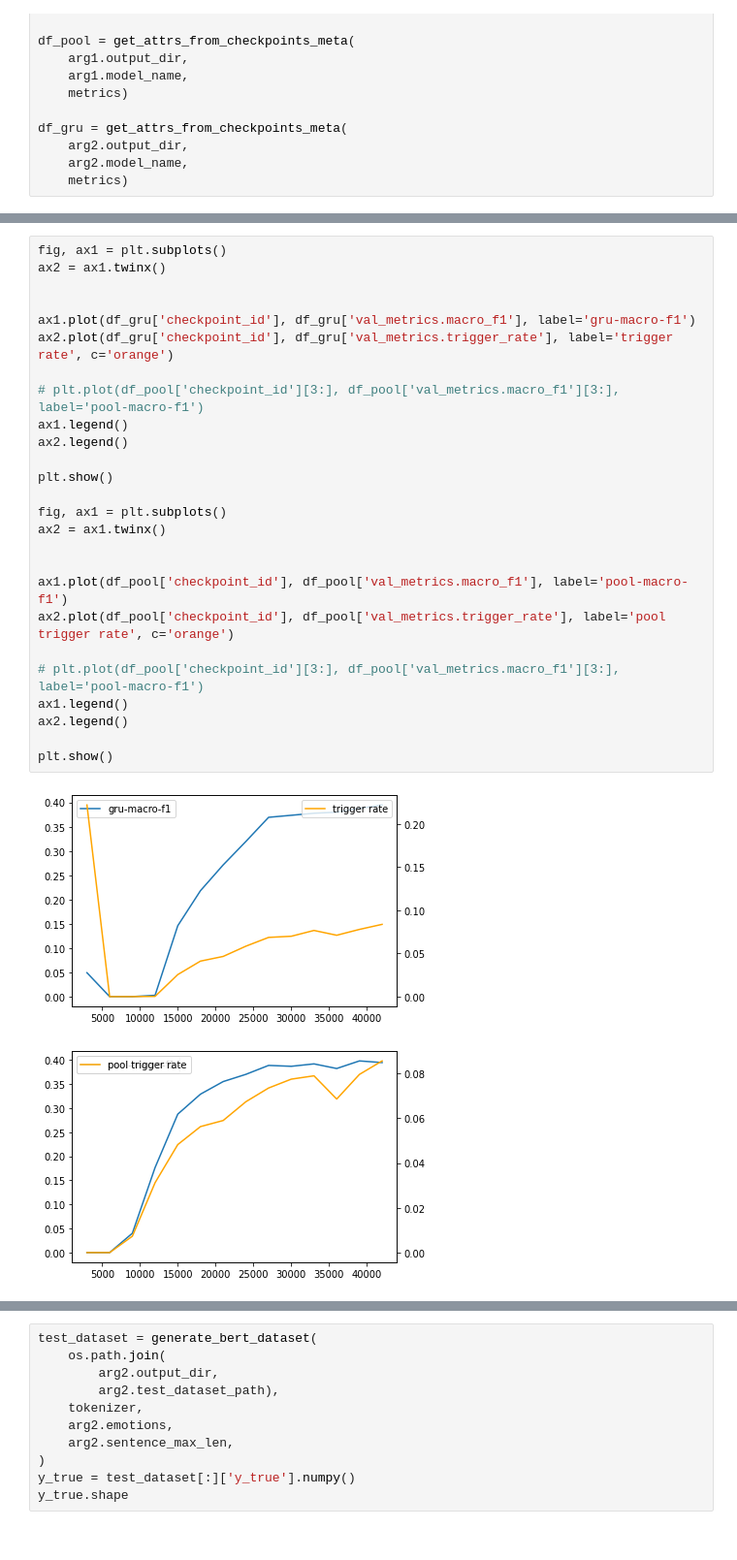
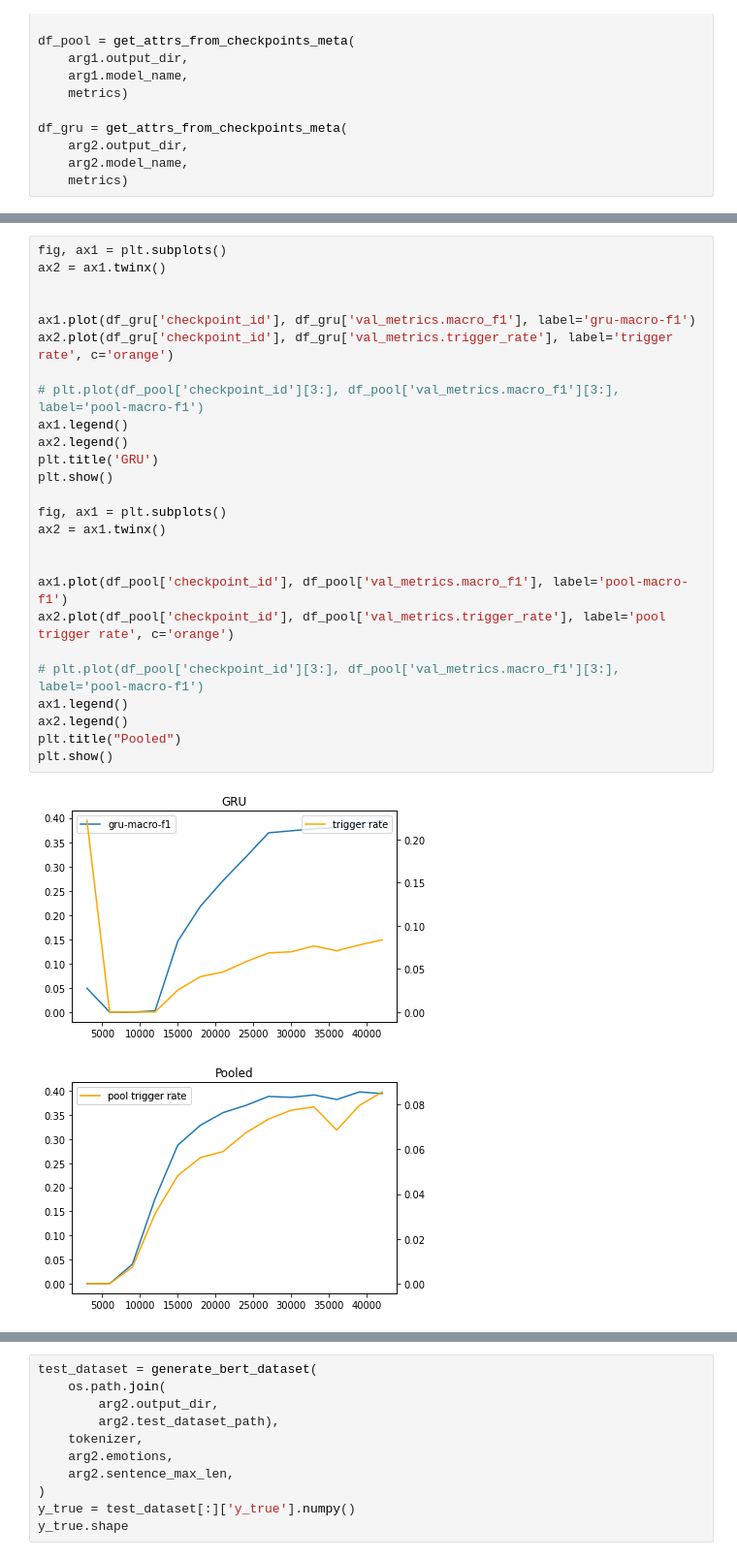
Before and after one commit to jsong336/emotion-bert, a Jupyter notebook: notebooks/view_model_analysis.ipynb, the cells around one changed output, grey strips where cells are left out. Shown at 97% size. Saved outputs shown, nothing was run; the diff lists cells and outputs as text.

```diff
--- a/notebooks/view_model_analysis.ipynb
+++ b/notebooks/view_model_analysis.ipynb
@@ -77,29 +79,29 @@ plt.show()
 # %%
 fig, ax1 = plt.subplots()
 ax2 = ax1.twinx()
 
 
 ax1.plot(df_gru['checkpoint_id'], df_gru['val_metrics.macro_f1'], label='gru-macro-f1')
 ax2.plot(df_gru['checkpoint_id'], df_gru['val_metrics.trigger_rate'], label='trigger rate', c='orange')
 
 # plt.plot(df_pool['checkpoint_id'][3:], df_pool['val_metrics.macro_f1'][3:], label='pool-macro-f1')
 ax1.legend()
 ax2.legend()
-
+plt.title('GRU')
 plt.show()
 
 fig, ax1 = plt.subplots()
 ax2 = ax1.twinx()
 
 
 ax1.plot(df_pool['checkpoint_id'], df_pool['val_metrics.macro_f1'], label='pool-macro-f1')
 ax2.plot(df_pool['checkpoint_id'], df_pool['val_metrics.trigger_rate'], label='pool trigger rate', c='orange')
 
 # plt.plot(df_pool['checkpoint_id'][3:], df_pool['val_metrics.macro_f1'][3:], label='pool-macro-f1')
 ax1.legend()
 ax2.legend()
-
+plt.title("Pooled")
 plt.show()
 # %% [output]
-[figure, old version]
+[figure, new version]
-[figure, old version]
+[figure, new version]
```
Also changed, not shown: parts of 9 cells of this notebook, 2 other files.
